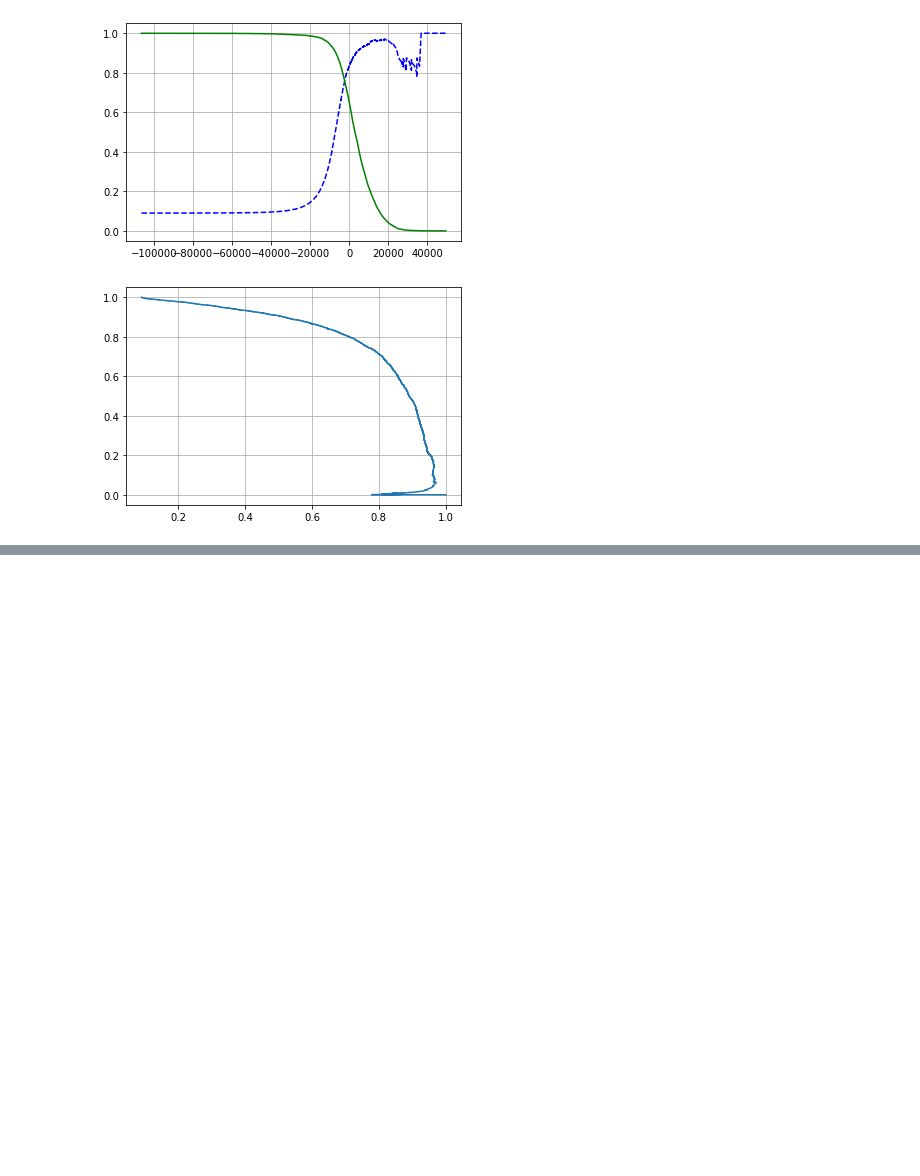
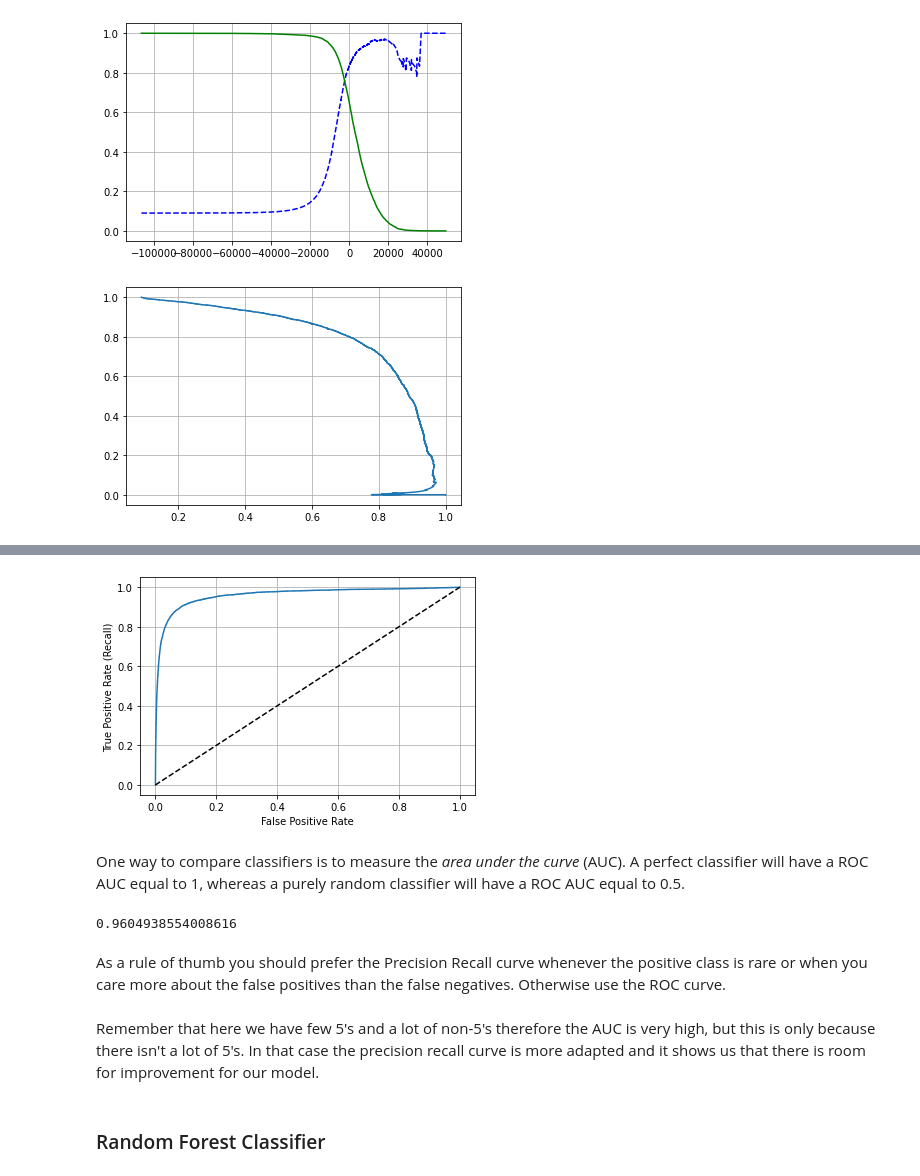
Before and after one commit to faresalouf/Machine_Learning, a Jupyter notebook: 2_Classification.ipynb, the cells around one changed output, grey strips where cells are left out. Saved outputs shown, nothing was run; the diff lists cells and outputs as text; code cells hidden in the pictures; blank space fills up the shorter version.

```diff
--- a/2_Classification.ipynb
+++ b/2_Classification.ipynb
@@ -339,0 +365,31 @@ threshold_90_precision
+# %%
+# To plot the ROC curve
+from sklearn.metrics import roc_curve
+fpr,tpr,thresholds = roc_curve(y_train_5,y_scores) # compute the true positive rate and false positive rate
+# %%
+# Now we can plot the FPR against the TPR
+def plot_roc_curve(fpr,tpr,label= None):
+    plt.plot(fpr,tpr,label = label)
+    plt.plot([0,1],[0,1],'k--') # Dashed diagonal
+    plt.xlabel('False Positive Rate')
+    plt.ylabel('True Positive Rate (Recall)')
+    plt.grid()
+
+plot_roc_curve(fpr,tpr)
+
+plt.show()
+# %% [output]
+[figure, added]
+# %% [markdown]
+One way to compare classifiers is to measure the *area under the curve* (AUC). A perfect classifier will have a ROC AUC equal to 1, whereas a purely random classifier will have a ROC AUC equal to 0.5.
+# %%
+from sklearn.metrics import roc_auc_score
+roc_auc_score(y_train_5,y_scores)
+# %% [output]
+0.9604938554008616
+# %% [markdown]
+As a rule of thumb you should prefer the Precision Recall curve whenever the positive class is rare or when you care more about the false positives than the false negatives. Otherwise use the ROC curve.
+# %% [markdown]
+Remember that here we have few 5's and a lot of non-5's therefore the AUC is very high, but this is only because there isn't a lot of 5's. In that case the precision recall curve is more adapted and it shows us that there is room for improvement for our model.
+# %% [markdown]
+### Random Forest Classifier
```
Also changed, not shown: parts of 17 cells of this notebook.
